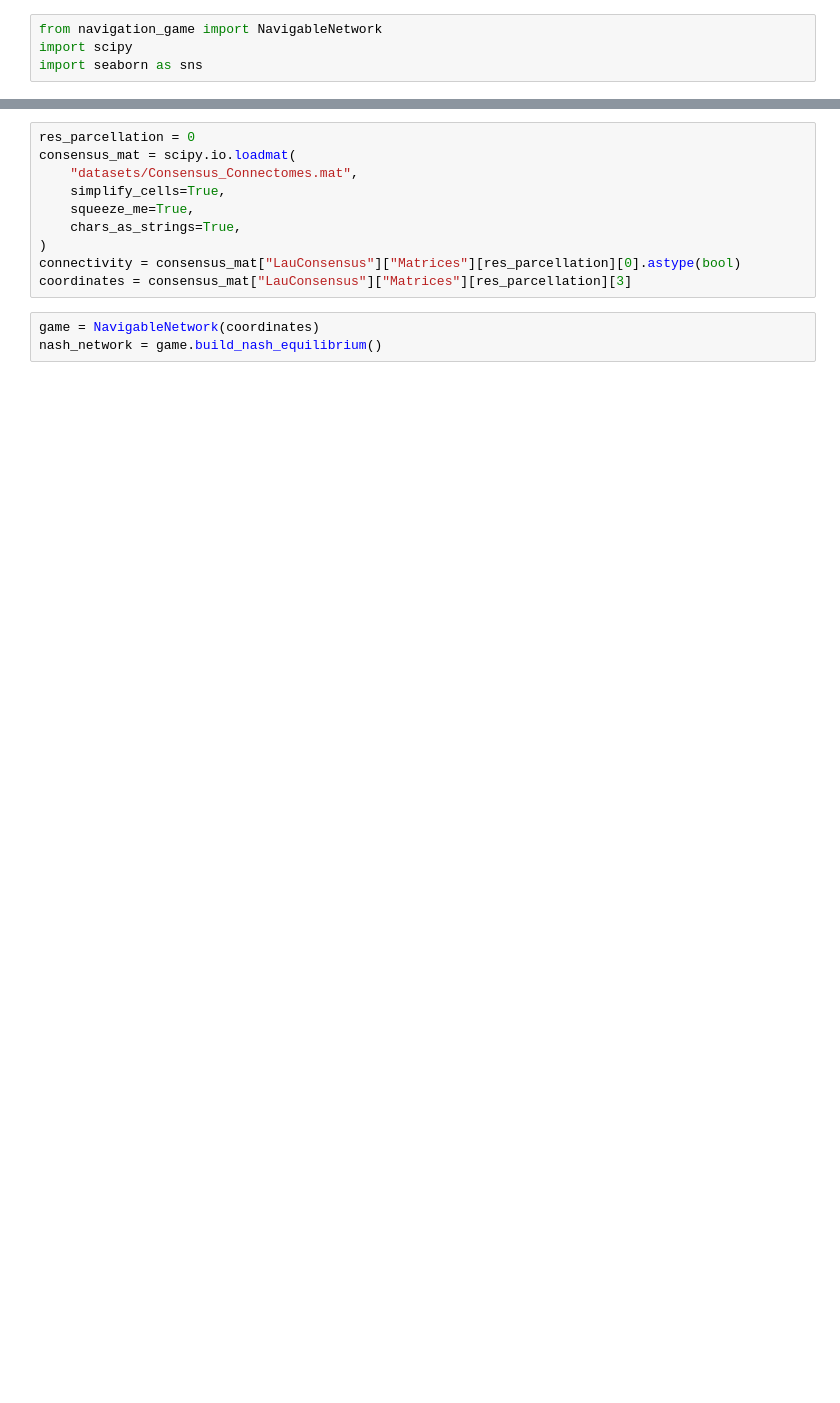
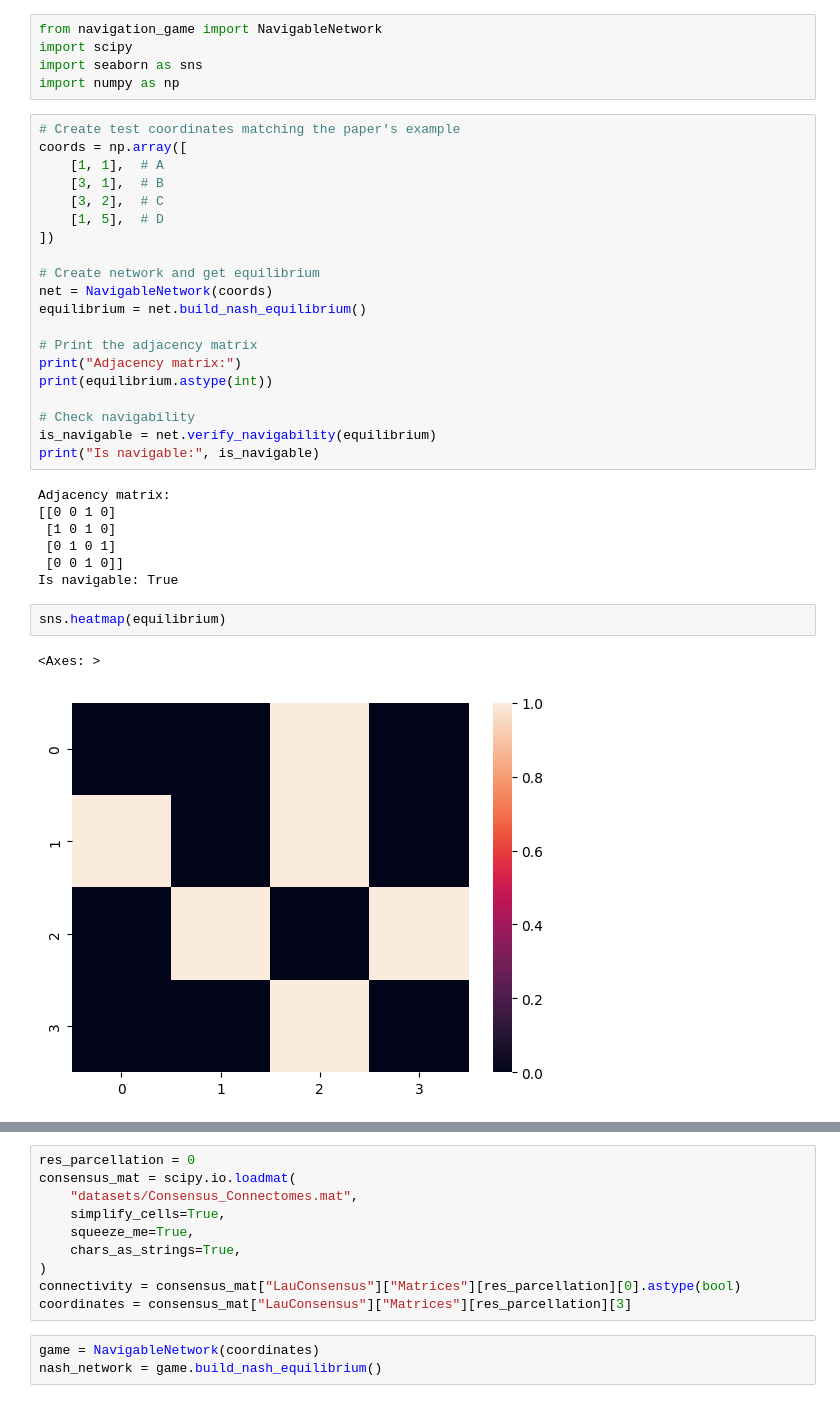
Before and after one commit to kuffmode/Optimal_networks, a Jupyter notebook: playground.ipynb, the cells around one changed output, grey strips where cells are left out. Saved outputs shown, nothing was run; the diff lists cells and outputs as text; blank space fills up the shorter version.

```diff
--- a/playground.ipynb
+++ b/playground.ipynb
@@ -2,3 +8,36 @@
 from navigation_game import NavigableNetwork
 import scipy
 import seaborn as sns
+import numpy as np
+# %%
+# Create test coordinates matching the paper's example
+coords = np.array([
+    [1, 1],  # A
+    [3, 1],  # B
+    [3, 2],  # C
+    [1, 5],  # D
+])
+
+# Create network and get equilibrium
+net = NavigableNetwork(coords)
+equilibrium = net.build_nash_equilibrium()
+
+# Print the adjacency matrix
+print("Adjacency matrix:")
+print(equilibrium.astype(int))
+
+# Check navigability
+is_navigable = net.verify_navigability(equilibrium)
+print("Is navigable:", is_navigable)
+# %% [output]
+Adjacency matrix:
+[[0 0 1 0]
+ [1 0 1 0]
+ [0 1 0 1]
+ [0 0 1 0]]
+Is navigable: True
+# %%
+sns.heatmap(equilibrium)
+# %% [output]
+<Axes: >
+[figure, added]
```
Also changed, not shown: parts of 22 cells of this notebook, 1 other file.
